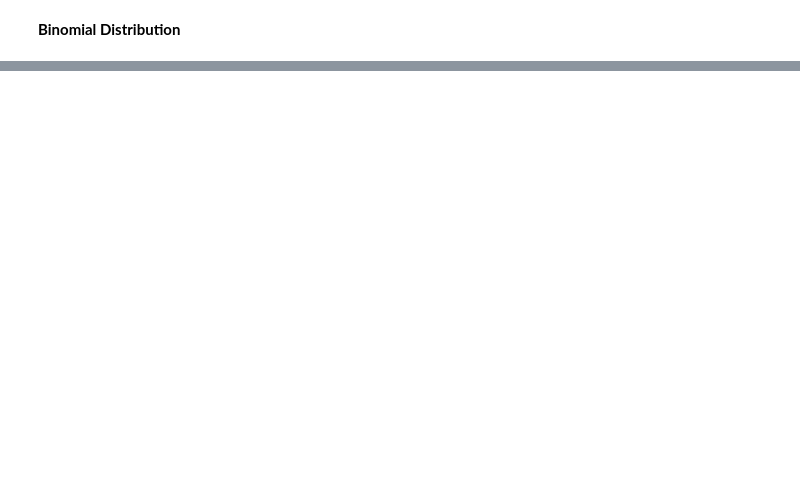
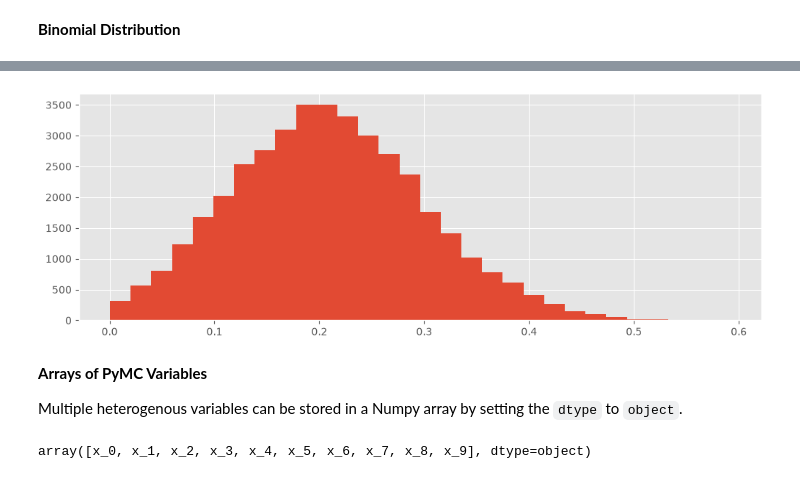
Before and after one commit to jeffreyparks/Probabilistic-Programming-and-Bayesian-Methods-for-Hackers, a Jupyter notebook: jeff_study/ch2.ipynb, the cells around one changed output, grey strips where cells are left out. Saved outputs shown, nothing was run; the diff lists cells and outputs as text; code cells hidden in the pictures; blank space fills up the shorter version.

```diff
--- a/jeff_study/ch2.ipynb
+++ b/jeff_study/ch2.ipynb
@@ -378,0 +475,12 @@ __Binomial Distribution__
+# %%
+N = 100
+X = 35
+
+with pm.Model() as model:
+    p = pm.Uniform('freq_cheating', 0, 1)
+    p_yes = pm.Deterministic('p_yes', 0.5 * p + 0.25)
+
+    yes_responses = pm.Binomial('yes_responses', N, p_yes, observed=X)
+
+    step = pm.Metropolis()
+    trace = pm.sample(10000, step=step, tune=1000)
@@ -378,0 +493,21 @@ __Binomial Distribution__
+# %%
+p_trace = np.concatenate(trace.posterior.freq_cheating.data[:,:])
+plt.hist(p_trace, bins=30)
+plt.show()
+# %% [output]
+[figure, added]
+# %% [markdown]
+__Arrays of PyMC Variables__
+
+Multiple heterogenous variables can be stored in a Numpy array by setting the `dtype` to `object`.
+# %%
+N = 10
+x = np.ones(N, dtype=object)
+
+with pm.Model() as model:
+    for i in range(0, N):
+        x[i] = pm.Exponential('x_%i' % i, (i+1.0)**2)
+
+x
+# %% [output]
+array([x_0, x_1, x_2, x_3, x_4, x_5, x_6, x_7, x_8, x_9], dtype=object)
```
Also changed, not shown: parts of 30 cells of this notebook, 7 other files.
